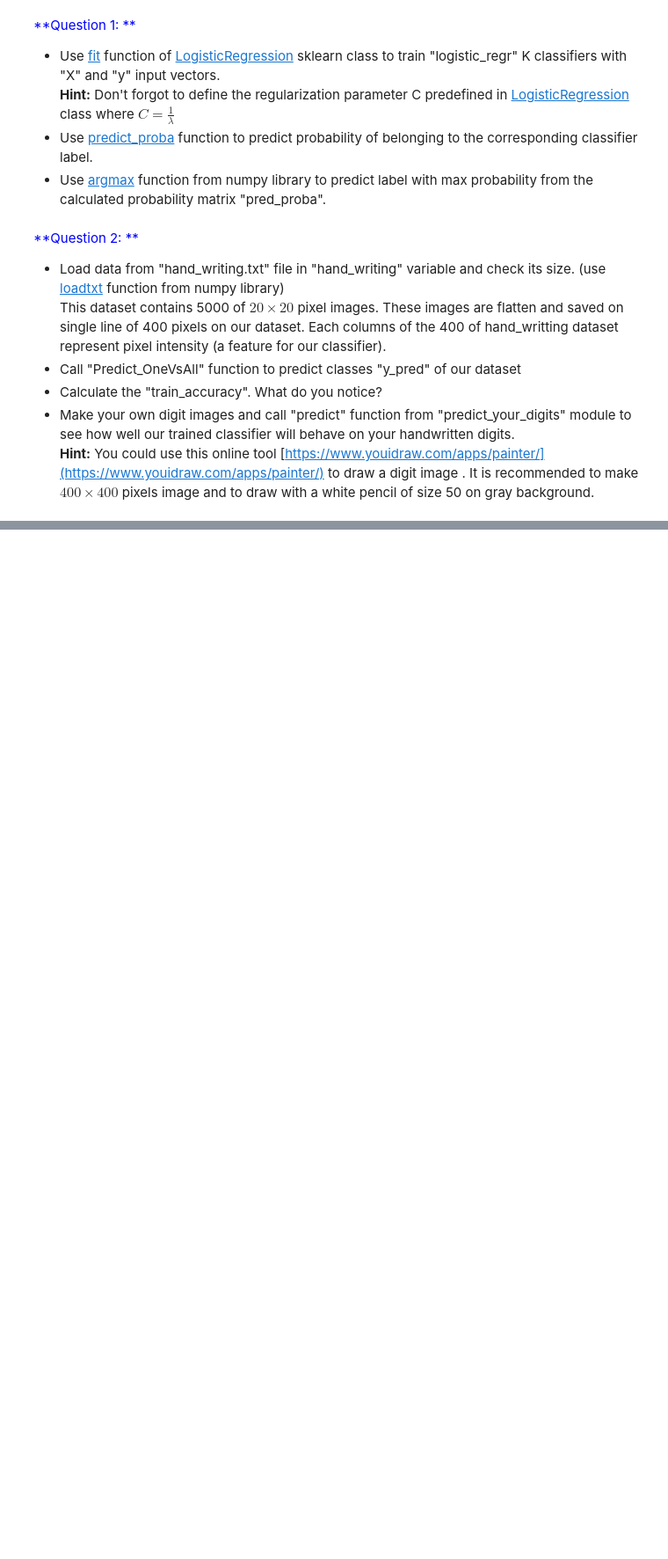
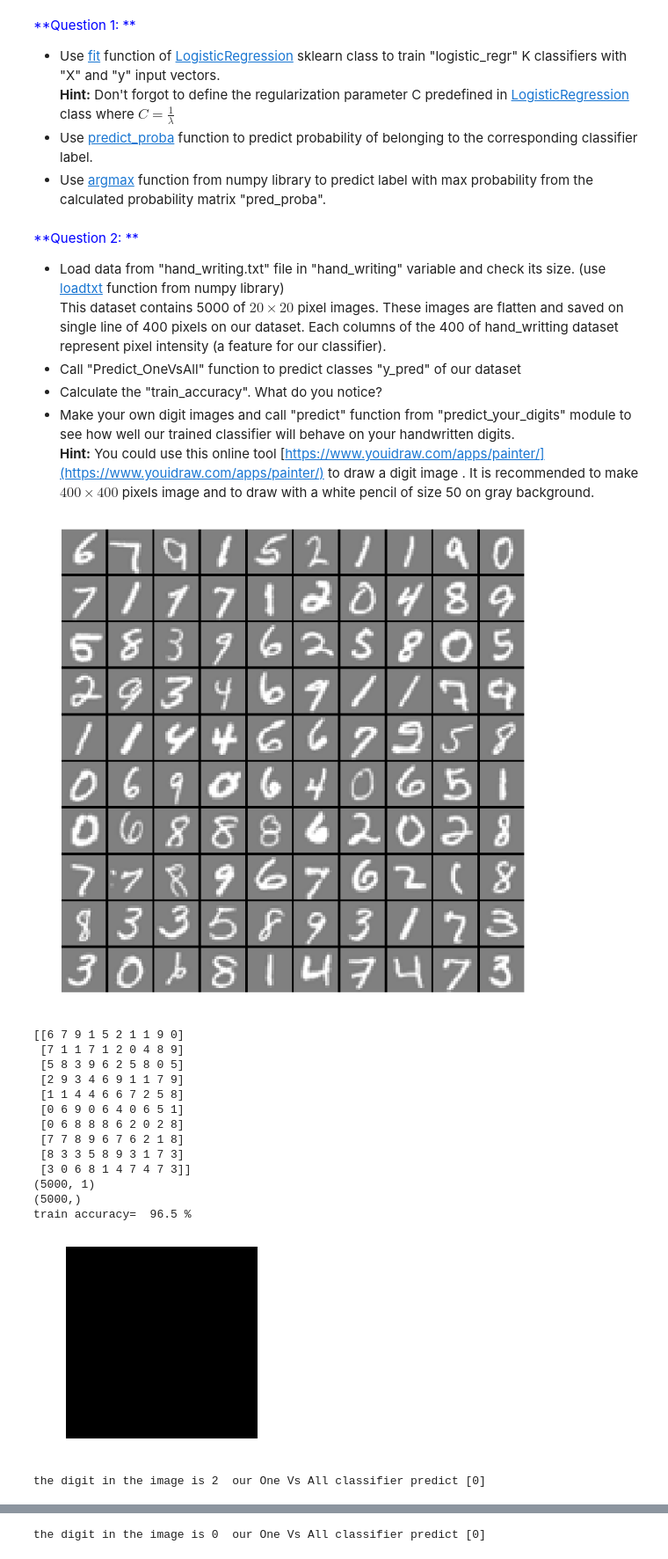
Before and after one commit to Coiado/Machine_Learning_-IMC-4302C-, a Jupyter notebook: Lab6/oneVsAll_Regularized_Classifier.ipynb, the cells around one changed output, grey strips where cells are left out. Shown: that part at 88% size. Saved outputs shown, nothing was run; the diff lists cells and outputs as text; code cells hidden in the pictures; blank space fills up the shorter version.

```diff
--- a/Lab6/oneVsAll_Regularized_Classifier.ipynb
+++ b/Lab6/oneVsAll_Regularized_Classifier.ipynb
@@ -98,7 +98,7 @@ def predict_your_digits(filename,Logistic_Regr_List):
     plt.show()
 
     # predict the digit
-    prediction=OneVsAll_Classifier.Predict_OneVsAll(Logistic_Regr_List,img.flatten()[np.newaxis,:])
+    prediction=Predict_OneVsAll(Logistic_Regr_List,img.flatten()[np.newaxis,:])
     return prediction
 # %% [markdown]
 <font color="blue">**Question 1: **</font>
@@ -128,9 +128,9 @@ def Train_OneVsAll(X,Y,lambda_):
         y=(Y==digit)                                  # create binary label vector for each classifier
         y=y.astype(int)
 
-        logistic_regr=# **your code here** # create logistic regression classifier object with regularization parameter (predifined in the library) C=1/lambda
+        logistic_regr= LogisticRegression(C=1/lambda_)# **your code here** # create logistic regression classifier object with regularization parameter (predifined in the library) C=1/lambda
         # ** your code here**    # train logistic regression classifier object
-
+        logistic_regr.fit(X,y)
         Logistic_Regr_List.append(logistic_regr)      # append the trained logistic classifier to the output list
     return Logistic_Regr_List
 
@@ -149,9 +149,9 @@ def Predict_OneVsAll(classifier_list,X):
 
     # calculate the probabilty for an input image to have as label the number of classifier 'digit' from 0 to K
     for digit in range(K):
-        pred_proba[:,digit] = # ** your code here**
+        pred_proba[:,digit] = classifier_list[digit].predict_proba(X)[:,1]
 
-    y_pred = # ** your code here**
+    y_pred = np.argmax(pred_proba,axis=1)
     return y_pred
 # %% [markdown]
 
@@ -167,34 +167,54 @@ This dataset contains 5000 of $20 \times 20$ pixel images. These images are flat
 **Hint:** You could use this online tool [https://www.youidraw.com/apps/painter/](https://www.youidraw.com/apps/painter/) to draw a digit image . It is recommended to make $400\times400$ pixels image and to draw with a white pencil of size 50 on gray background.
 # %%
 # load data
-hand_writing = # ** your code here**
+hand_writing = np.loadtxt("hand_writing.txt",delimiter='\t')
 
 # extract columns
 m = hand_writing.shape[0] # number of samples/images in hand_writing dataset
 X=hand_writing[:,:-1]
 Y=hand_writing[:,-1,np.newaxis]
 n=X.shape[1]  # number of features (number of pixel per image)
 nbr_class=np.unique(Y).shape[0]  # number of classes K
 
 # visualize some digits from hand_writing dataset
 nbr_select=100
 rand_perm=np.random.permutation(m)
 X_display=X[rand_perm[:nbr_select],:]
 Display_digits(X_display,Y[rand_perm[:nbr_select],:])
 
 # train K logistic classifiers
 lambda_ = .1 # reguralization parameter
-Logistic_Regr_List = Train_OneVsAll(X,Y,lambda_)
+#Logistic_Regr_List = Train_OneVsAll(X,Y,lambda_)
 
 #predict class on training dataset
-y_pred =  # ** your code here**
+y_pred = Predict_OneVsAll(Logistic_Regr_List,X)
 
 # calculate train accuracy
-train_accuracy =  # ** your code here**
+print(Y.shape)
+print(y_pred.shape)
+train_accuracy =  np.sum(y_pred==Y[:,0])/m*100
 print("train accuracy= ",train_accuracy ,"%")
 
 # test our multiclass classifier
-# ** your code here**
-for c in range(1):
+predict_digit=predict_your_digits("test2.png",Logistic_Regr_List)
+print("the digit in the image is",2," our One Vs All classifier predict",predict_digit)
+for c in range(10):
     predict_digit=predict_your_digits("test_digit"+str(c)+".jpg",Logistic_Regr_List)
     print("the digit in the image is",c," our One Vs All classifier predict",predict_digit)
+# %% [output]
+[figure, added]
+[[6 7 9 1 5 2 1 1 9 0]
+ [7 1 1 7 1 2 0 4 8 9]
+ [5 8 3 9 6 2 5 8 0 5]
+ [2 9 3 4 6 9 1 1 7 9]
+ [1 1 4 4 6 6 7 2 5 8]
+ [0 6 9 0 6 4 0 6 5 1]
+ [0 6 8 8 8 6 2 0 2 8]
+ [7 7 8 9 6 7 6 2 1 8]
+ [8 3 3 5 8 9 3 1 7 3]
+ [3 0 6 8 1 4 7 4 7 3]]
+(5000, 1)
+(5000,)
+train accuracy=  96.5 %
+[figure, added]
+the digit in the image is 2  our One Vs All classifier predict [0]
@@ -200,0 +222 @@ for c in range(1):
+the digit in the image is 0  our One Vs All classifier predict [0]
```
Also changed, not shown: parts of 1 cell of this notebook, 2 other files.
